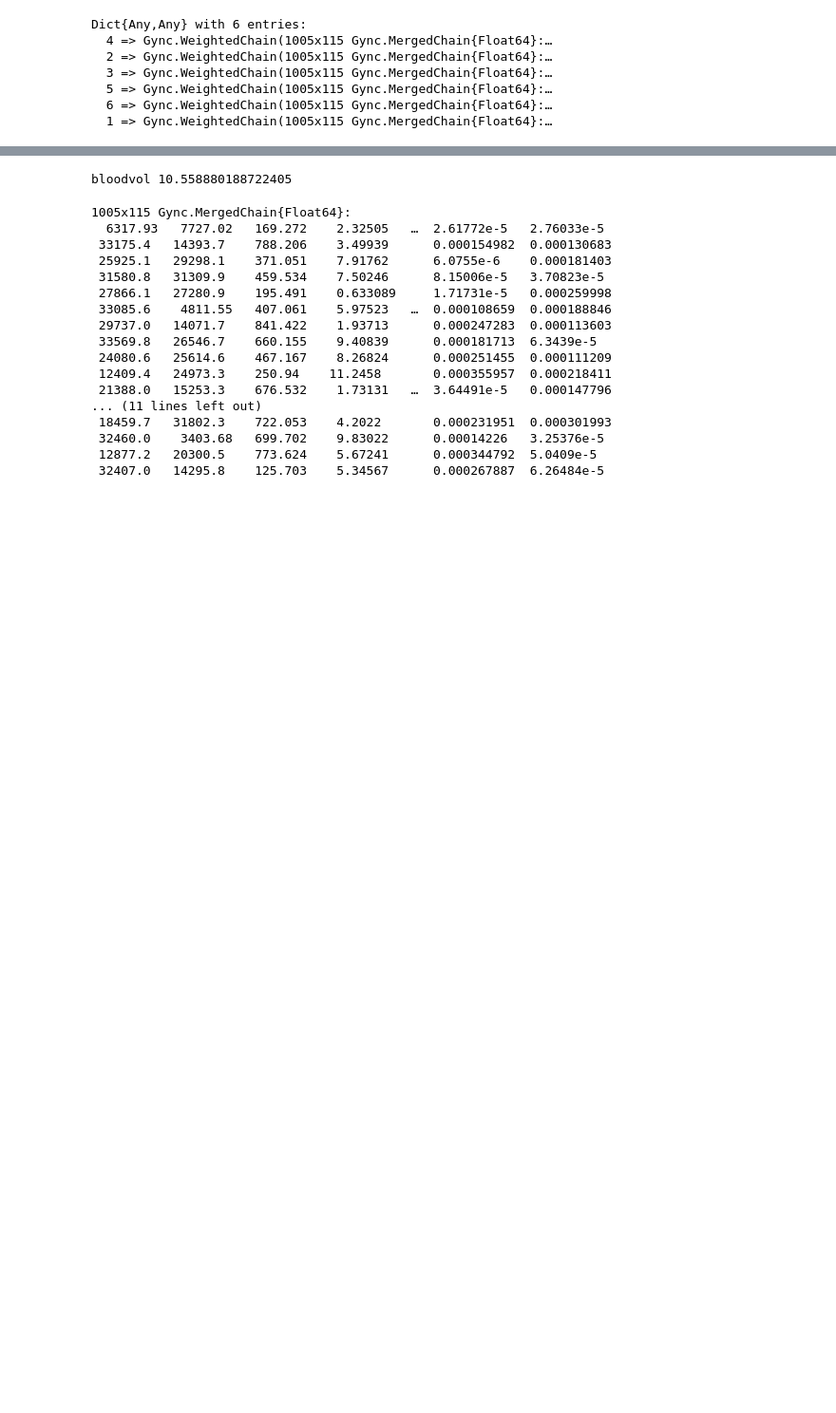
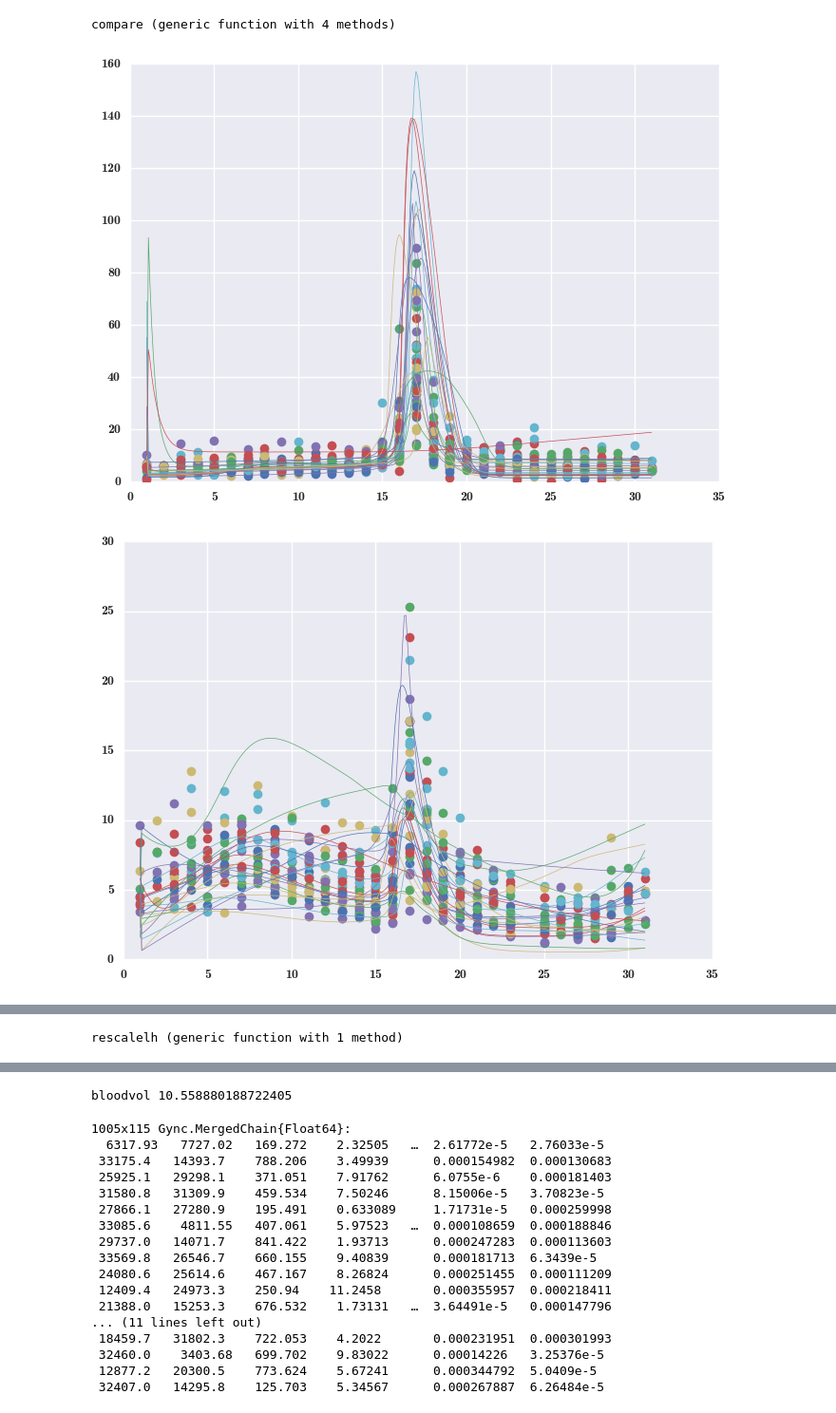
Before and after one commit to axsk/GynC.jl, a Jupyter notebook: notebooks/reweight.ipynb, the cells around one changed output, grey strips where cells are left out. Shown at 95% size. Saved outputs shown, nothing was run; the diff lists cells and outputs as text; code cells hidden in the pictures; blank space fills up the shorter version.

```diff
--- a/notebooks/reweight.ipynb
+++ b/notebooks/reweight.ipynb
@@ -43,4 +67,4 @@ llhs
 # %%
-datas = Matrix[Gync.pfizerdata()[i] for i=1:size(files,1)]
-@time llhs = Gync.likelihoods(chain, datas, 0.10);
+datas = Matrix[Gync.data(load(f)["subj"]) for f in files];
+@time lhs = Gync.likelihoods(chain, datas, 10)
 # %% [output]
@@ -78,10 +90,39 @@ end
-# %%
-pi
-# %% [output]
-Dict{Any,Any} with 6 entries:
-  4 => Gync.WeightedChain(1005x115 Gync.MergedChain{Float64}:…
-  2 => Gync.WeightedChain(1005x115 Gync.MergedChain{Float64}:…
-  3 => Gync.WeightedChain(1005x115 Gync.MergedChain{Float64}:…
-  5 => Gync.WeightedChain(1005x115 Gync.MergedChain{Float64}:…
-  6 => Gync.WeightedChain(1005x115 Gync.MergedChain{Float64}:…
-  1 => Gync.WeightedChain(1005x115 Gync.MergedChain{Float64}:…
+# %%
+using PyPlot
+
+function plotsolution(sample::Vector, species::Int; kwargs...)
+    sample = sample
+    parms = copy(Gync.mleparms)
+    parms[Gync.sampleparms] = sample[1:82]
+    y0 = sample[83:115]
+    t = Array{Float64}(collect(1:1/10:31))
+    y = Gync.gync(y0, t, parms)[species,:] |> vec
+    PyPlot.plot(t,y; kwargs...)
+end
+
+function plotdata(datas::Vector{Matrix}, species::Int=1; kwargs...)
+    map(datas) do data
+        PyPlot.plot(collect(1:31), data[species,:] |> vec, "o", linewidth=.5; kwargs...)
+    end
+end
+
+function compare(measurement=1, datas=datas, samples=chain[1,:])
+    figure()
+    species = Gync.MEASURED[measurement]
+
+    plotdata(datas, measurement)
+
+    for i = 1:size(samples,1)
+        plotsolution(samples[i,:] |> vec, species, linewidth=.5)
+    end
+    display()
+end
+# %% [output]
+compare (generic function with 4 methods)
+# %%
+for i=1:4
+    compare(i)
+end
+# %% [output]
+[figure, added]
+[figure, added]
@@ -87,0 +131,15 @@ Dict{Any,Any} with 6 entries:
+# %%
+denssamples(wc, spec, samples=10*size(wc.chain,1)) = vcat(map(i->fill(wc.chain[i,spec], round(Int,wc.weights[i]*samples)),1:size(wc.chain,1))...)
+
+function kdeplot(data; kwargs...)
+    k = kde(data)
+    PyPlot.plot(k.x, k.density; kwargs...)
+end
+
+function rescalelh(wc, sigmafactor)
+    nwc = deepcopy(wc)
+    nwc.likelihoods = map(x->exp(log(x)/(sigmafactor^2)), nwc.likelihoods)
+    nwc
+end
+# %% [output]
+rescalelh (generic function with 1 method)
```
Also changed, not shown: parts of 18 cells of this notebook, 1 other file.
